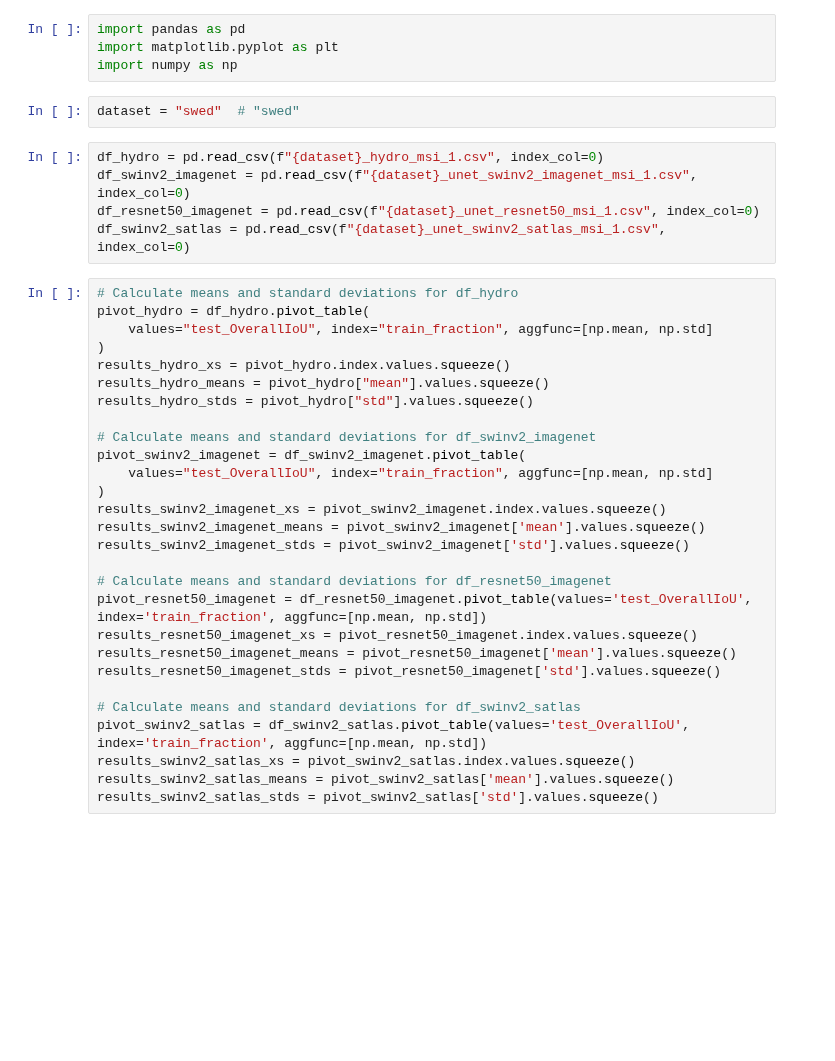
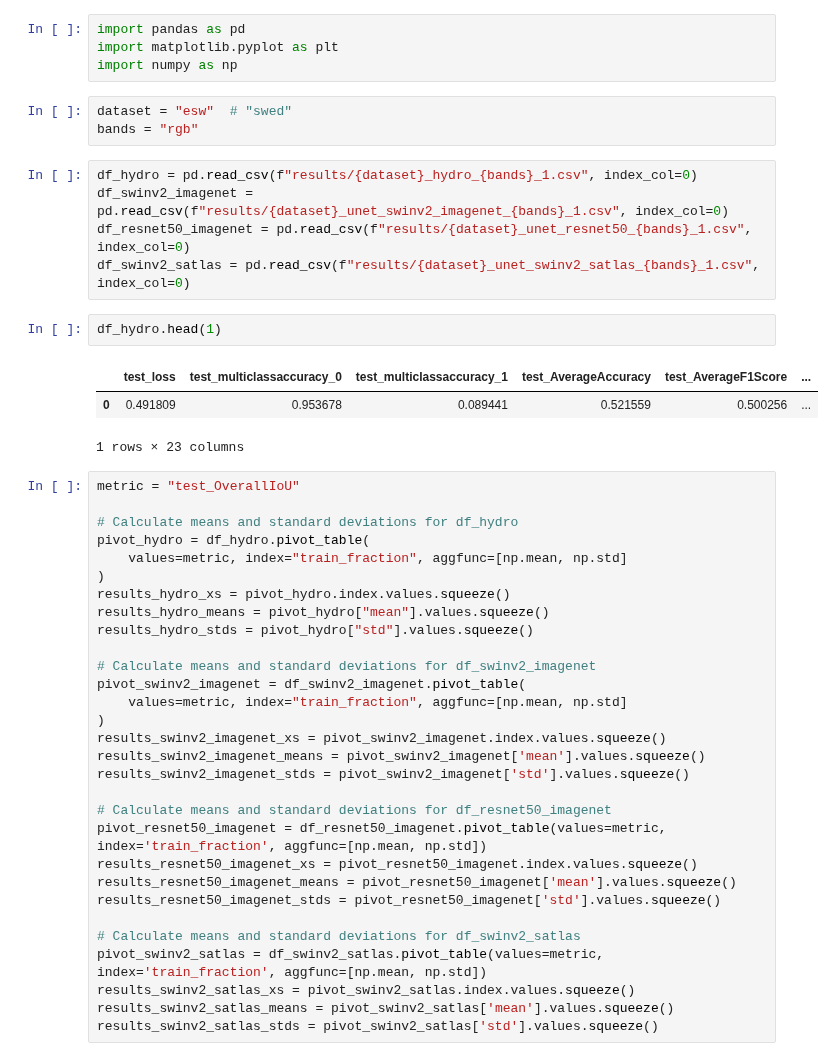
Before and after one commit to isaaccorley/hydro-foundation-model, a Jupyter notebook: notebooks/results.ipynb, the cells around one changed output. Drawn from its saved outputs; the diff is of its cells as text; blank space fills up the shorter version.

```diff
--- a/notebooks/results.ipynb
+++ b/notebooks/results.ipynb
@@ -7,16 +7,25 @@ import pandas as pd
 import matplotlib.pyplot as plt
 import numpy as np
 # %%
-dataset = "swed"  # "swed"
+dataset = "esw"  # "swed"
+bands = "rgb"
 # %%
-df_hydro = pd.read_csv(f"{dataset}_hydro_msi_1.csv", index_col=0)
-df_swinv2_imagenet = pd.read_csv(f"{dataset}_unet_swinv2_imagenet_msi_1.csv", index_col=0)
-df_resnet50_imagenet = pd.read_csv(f"{dataset}_unet_resnet50_msi_1.csv", index_col=0)
-df_swinv2_satlas = pd.read_csv(f"{dataset}_unet_swinv2_satlas_msi_1.csv", index_col=0)
+df_hydro = pd.read_csv(f"results/{dataset}_hydro_{bands}_1.csv", index_col=0)
+df_swinv2_imagenet = pd.read_csv(f"results/{dataset}_unet_swinv2_imagenet_{bands}_1.csv", index_col=0)
+df_resnet50_imagenet = pd.read_csv(f"results/{dataset}_unet_resnet50_{bands}_1.csv", index_col=0)
+df_swinv2_satlas = pd.read_csv(f"results/{dataset}_unet_swinv2_satlas_{bands}_1.csv", index_col=0)
+# %%
+df_hydro.head(1)
+# %% [output]
+|  | test_loss | test_multiclassaccuracy_0 | test_multiclassaccuracy_1 | test_AverageAccuracy | test_AverageF1Score | ... |
+| 0 | 0.491809 | 0.953678 | 0.089441 | 0.521559 | 0.500256 | ... |
+1 rows × 23 columns
 # %%
+metric = "test_OverallIoU"
+
 # Calculate means and standard deviations for df_hydro
 pivot_hydro = df_hydro.pivot_table(
-    values="test_OverallIoU", index="train_fraction", aggfunc=[np.mean, np.std]
+    values=metric, index="train_fraction", aggfunc=[np.mean, np.std]
 )
 results_hydro_xs = pivot_hydro.index.values.squeeze()
 results_hydro_means = pivot_hydro["mean"].values.squeeze()
@@ -24,20 +33,20 @@ results_hydro_stds = pivot_hydro["std"].values.squeeze()
 
 # Calculate means and standard deviations for df_swinv2_imagenet
 pivot_swinv2_imagenet = df_swinv2_imagenet.pivot_table(
-    values="test_OverallIoU", index="train_fraction", aggfunc=[np.mean, np.std]
+    values=metric, index="train_fraction", aggfunc=[np.mean, np.std]
 )
 results_swinv2_imagenet_xs = pivot_swinv2_imagenet.index.values.squeeze()
 results_swinv2_imagenet_means = pivot_swinv2_imagenet['mean'].values.squeeze()
 results_swinv2_imagenet_stds = pivot_swinv2_imagenet['std'].values.squeeze()
 
 # Calculate means and standard deviations for df_resnet50_imagenet
-pivot_resnet50_imagenet = df_resnet50_imagenet.pivot_table(values='test_OverallIoU', index='train_fraction', aggfunc=[np.mean, np.std])
+pivot_resnet50_imagenet = df_resnet50_imagenet.pivot_table(values=metric, index='train_fraction', aggfunc=[np.mean, np.std])
 results_resnet50_imagenet_xs = pivot_resnet50_imagenet.index.values.squeeze()
 results_resnet50_imagenet_means = pivot_resnet50_imagenet['mean'].values.squeeze()
 results_resnet50_imagenet_stds = pivot_resnet50_imagenet['std'].values.squeeze()
 
 # Calculate means and standard deviations for df_swinv2_satlas
-pivot_swinv2_satlas = df_swinv2_satlas.pivot_table(values='test_OverallIoU', index='train_fraction', aggfunc=[np.mean, np.std])
+pivot_swinv2_satlas = df_swinv2_satlas.pivot_table(values=metric, index='train_fraction', aggfunc=[np.mean, np.std])
 results_swinv2_satlas_xs = pivot_swinv2_satlas.index.values.squeeze()
 results_swinv2_satlas_means = pivot_swinv2_satlas['mean'].values.squeeze()
 results_swinv2_satlas_stds = pivot_swinv2_satlas['std'].values.squeeze()
```
Also changed, not shown: parts of 2 cells of this notebook, 8 other files.
